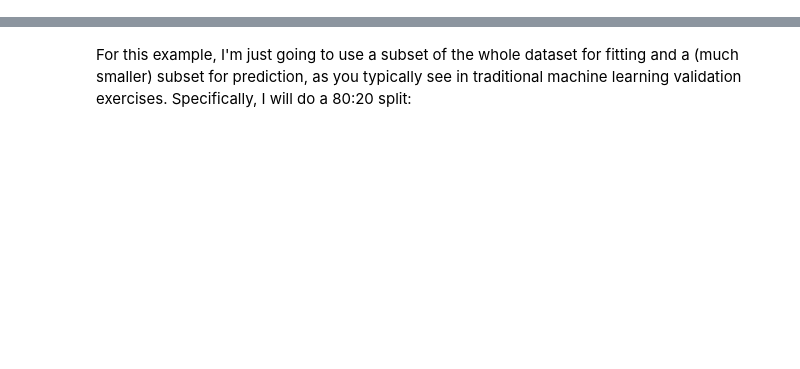
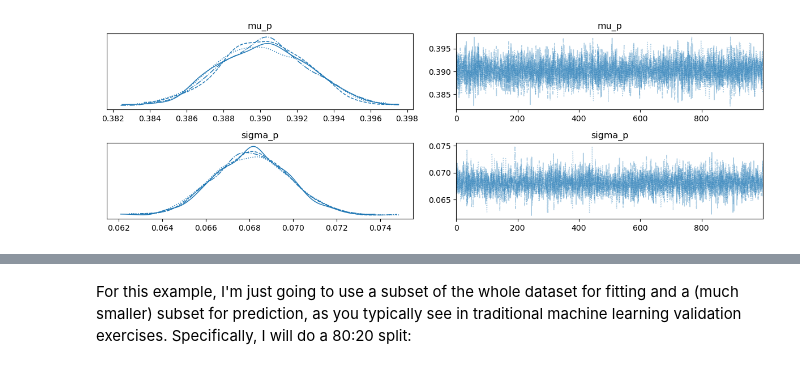
Before and after one commit to fonnesbeck/bayesian_marcel, a Jupyter notebook: marcel.ipynb, the cells around one changed output, grey strips where cells are left out. Cells and saved outputs as stored; diff of their text form; code cells hidden in the pictures; blank space fills up the shorter version.

```diff
--- a/marcel.ipynb
+++ b/marcel.ipynb
@@ -213,0 +251,5 @@ assert (y.index==X.index).all()
+# %%
+az.plot_trace(trace, var_names=['mu_p', 'sigma_p'])
+plt.tight_layout();
+# %% [output]
+[figure, added]
```
Also changed, not shown: parts of 48 cells of this notebook.
